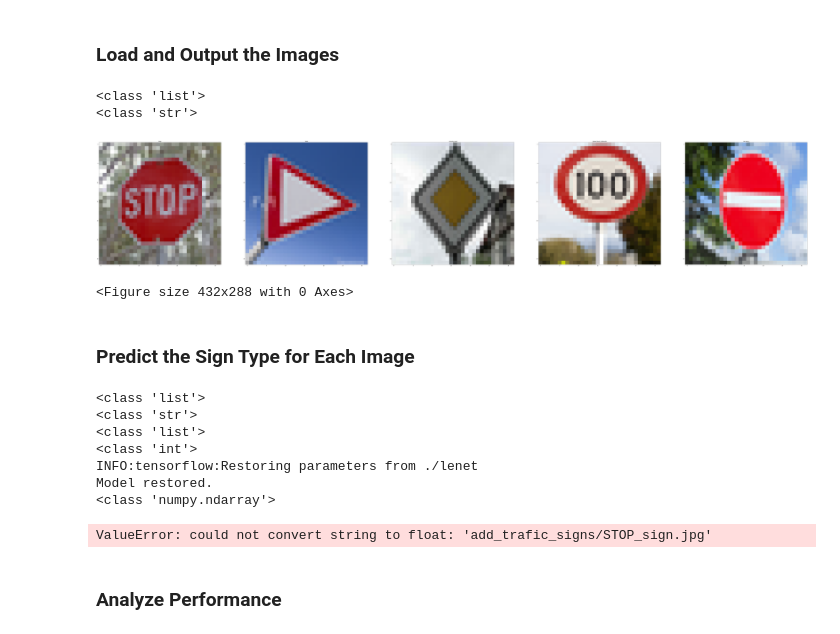
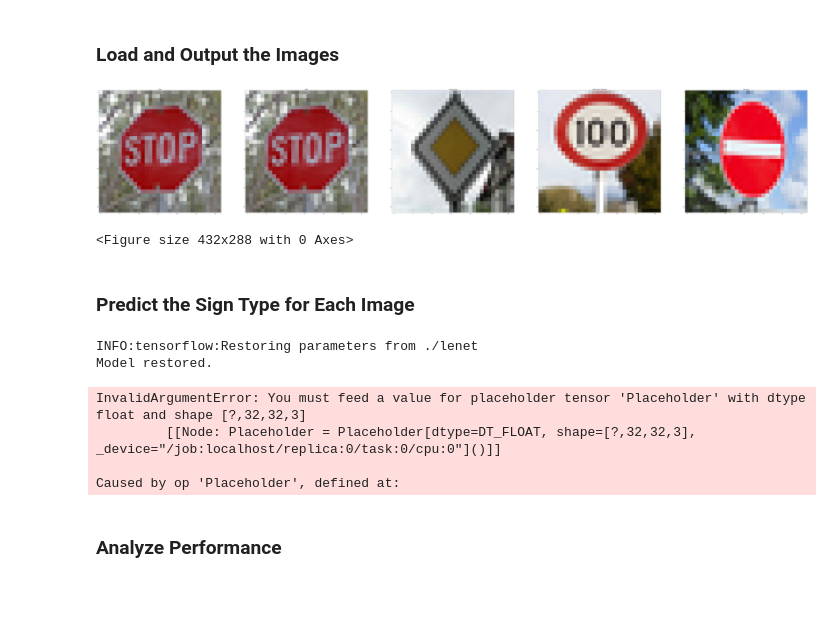
Before and after one commit to DiegelD/CarNd-Traffic-Sign-Classifier-LeNet-5, a Jupyter notebook: Traffic_Sign_Classifier.ipynb, the cells around one changed output. Saved outputs shown, nothing was run; the diff lists cells and outputs as text; code cells hidden in the pictures; blank space fills up the shorter version.

```diff
--- a/Traffic_Sign_Classifier.ipynb
+++ b/Traffic_Sign_Classifier.ipynb
@@ -425,58 +425,55 @@ for path in ["add_trafic_signs_resized/"]:
     if not os.path.exists(path):
         os.makedirs(path)
 
-add_imag_list = [f for f in glob.glob("add_trafic_signs/"+'*.jpg')] #Loading the images
+add_file_list = [f for f in glob.glob("add_trafic_signs/"+'*.jpg')] #Loading the images
+add_imag_list = []
 add_imag_list_resised = []
 add_signal_labels=[14,13,12,7,17]
 
+for f in add_file_list:
+    add_imag_list.append(Image.open(f))
+
 for i in range(len(add_imag_list)):
-    img = Image.open(add_imag_list[i])
-    image_resized = img.resize((32,32),resample=1, box=None, reducing_gap=3)
-    image_resized.save('add_trafic_signs_resized/image_resized_'+str(i)+'.jpg')
-    add_imag_list_resised.append(image_resized)
+    add_imag_list_resised.append(add_imag_list[i].resize((32,32),resample=1, box=None, reducing_gap=3))
 
-add_imag_list_resised_converted = [np.asarray(f) for f in add_imag_list] # Converting the images to np.array
-print(type(add_imag_list))
-print(type(add_imag_list[1]))
+add_imag_list_resised_converted = [np.asarray(img) for img in add_imag_list_resised] # Converting the images to np.array
 
 #Ploting the resided img
 f, (ax1, ax2, ax3,ax4,ax5) = plt.subplots(1, 5, figsize=(120, 32))
 ax1.imshow(add_imag_list_resised[0])
 ax1.axis('ON')
 ax1.set_title(signnames.SignName[add_signal_labels[0]])
-ax2.imshow(add_imag_list_resised[1])
+ax2.imshow(add_imag_list_resised_converted[0])
 ax2.axis('ON')
 ax2.set_title(signnames.SignName[add_signal_labels[1]])
-ax3.imshow(add_imag_list_resised[2])
+ax3.imshow(add_imag_list_resised_converted[2])
 ax3.axis('ON')
 ax3.set_title(signnames.SignName[add_signal_labels[2]])
-ax4.imshow(add_imag_list_resised[3])
+ax4.imshow(add_imag_list_resised_converted[3])
 ax4.axis('ON')
 ax4.set_title(signnames.SignName[add_signal_labels[3]])
-ax5.imshow(add_imag_list_resised[4])
+ax5.imshow(add_imag_list_resised_converted[4])
 ax5.axis('ON')
 ax5.set_title(signnames.SignName[add_signal_labels[4]])
     #ax+str(i).imshow(add_imag_list_resised[i])
     #axs.set_title(signnames.SignName[1]+':\n' + str(amounts[1]))
     #ax.axis('ON')  # clear x- and y-axes
 plt.show()
 plt.subplots_adjust(left=0., right=1, top=0.9, bottom=0.)
 
 #print("Image Shape: {}".format(X_train[0].shape))
 
 
 #fig, ax = plt.subplots(int(len(add_imag_list)),figsize=(15, 35))
 
 #for k in range(len(add_imag_list)):
 #    ax[int(k)].imshow(add_imag_list[k])
 #    ax[int(k),k].set_title(signnames.SignName[k]+':\n' + str(amounts[k]))
 #    ax[int(k)].axis('ON')  # clear x- and y-axes
 #    ax[int(k)].set_title("Image Shape: {}".format(add_imag_list[k].shape))
 # %% [output]
+[figure, new version]
-<class 'list'>
-<class 'str'>
+<Figure size 432x288 with 0 Axes>
-[figure, old version]
-<Figure size 432x288 with 0 Axes>
 # %% [markdown]
 ### Predict the Sign Type for Each Image
 # %%
@@ -484,28 +481,24 @@ plt.subplots_adjust(left=0., right=1, top=0.9, bottom=0.)
 ### Make sure to pre-process the images with the same pre-processing pipeline used earlier.
 ### Feel free to use as many code cells as needed.
 
-print(type(add_imag_list))
-print(type(add_imag_list[1]))
-print(type(add_signal_labels))
-print(type(add_signal_labels[1]))
+x = tf.placeholder(tf.float32, (None, 32, 32, 3))
+y = tf.placeholder(tf.int32, (None))
+keep_prob = tf.placeholder(tf.float32)
 
 with tf.Session() as sess:
     sess.run(tf.global_variables_initializer())
     saver.restore(sess, './lenet')
     print("Model restored.")
     classify = tf.argmax(logits, 1)
-    print(type(add_imag_list_resised_converted[1]))
-    evaluate = sess.run(classify, feed_dict={x:add_imag_list_resised_converted, y:add_signal_labels, keep_prob: 1.})
+    evaluate = sess.run(accuracy_operation, feed_dict={x: add_imag_list_resised_converted, y: add_signal_labels, keep_prob: 1.0})
     print(type(evaluate))
 # %% [output]
-<class 'list'>
-<class 'str'>
-<class 'list'>
-<class 'int'>
 INFO:tensorflow:Restoring parameters from ./lenet
 Model restored.
-<class 'numpy.ndarray'>
-ValueError: could not convert string to float: 'add_trafic_signs/STOP_sign.jpg'
+InvalidArgumentError: You must feed a value for placeholder tensor 'Placeholder' with dtype float and shape [?,32,32,3]
+         [[Node: Placeholder = Placeholder[dtype=DT_FLOAT, shape=[?,32,32,3], _device="/job:localhost/replica:0/task:0/cpu:0"]()]]
+
+Caused by op 'Placeholder', defined at:
 # %% [markdown]
 ### Analyze Performance
 # %%
```
Also changed, not shown: parts of 1 cell of this notebook.
